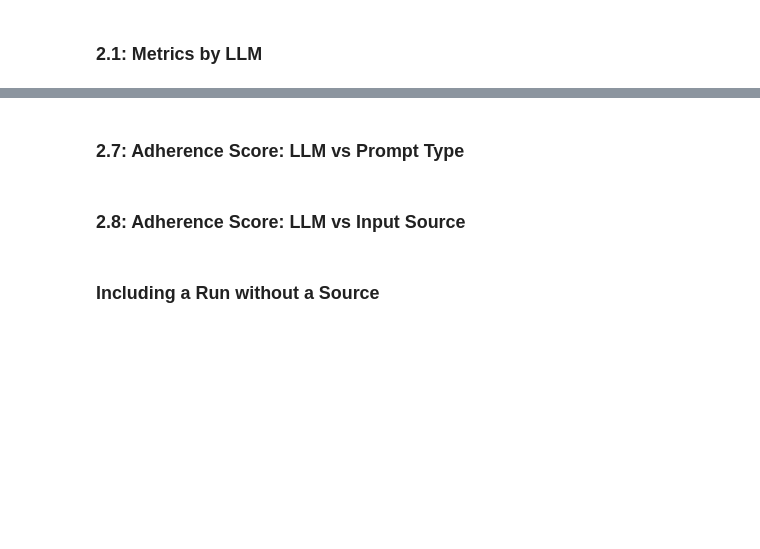
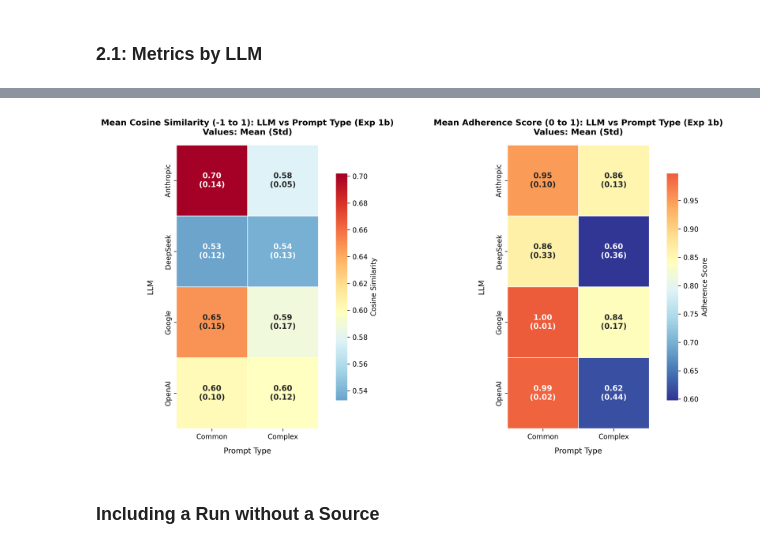
Before and after one commit to mgrube753/bachelor-thesis, a Jupyter notebook: 20_experiments/50_src/evaluation1_quan.ipynb, the cells around one changed output, grey strips where cells are left out. Cells and saved outputs as stored; diff of their text form; code cells hidden in the pictures; blank space fills up the shorter version.

```diff
--- a/20_experiments/50_src/evaluation1_quan.ipynb
+++ b/20_experiments/50_src/evaluation1_quan.ipynb
@@ -804,15 +818,0 @@ plt.show()
-# %%
-# Boxplot for cosine_similarity and adherence_score by layer
-fig, ax = plt.subplots(1, 2, figsize=(15, 7))
-plots['exp1b_dist_by_layer'] = fig
-
-create_seaborn_boxplot(exp1b_df, 'layer', 'cosine_similarity', ax[0],
-                      'Cosine Similarity (-1 to 1) Distribution by Layer (Exp 1b)',
-                      'Cosine Similarity', 'Layer')
-
-create_seaborn_boxplot(exp1b_df, 'layer', 'adherence_score', ax[1],
-                      'Adherence Score (0 to 1) Distribution by Layer (Exp 1b)',
-                      'Adherence Score', 'Layer')
-
-plt.tight_layout()
-plt.show()
@@ -1000,6 +921,6 @@ display(llm_vs_prompt_type_cos_sim_1b)
 # %%
 # Combined heatmaps: LLM vs Prompt Type (Exp 1b)
-fig, (ax1, ax2) = plt.subplots(1, 2, figsize=(20, 6))
+fig, (ax1, ax2) = plt.subplots(1, 2, figsize=(14, 7))
 plots['exp1b_combined_llm_vs_prompt_type'] = fig
 
 llm_vs_prompt_type_cos_sim_1b_display = llm_vs_prompt_type_cos_sim_1b["mean"].copy()
@@ -1071,32 +992,32 @@ llm_vs_prompt_type_adherence_1b_display.index = llm_vs_prompt_type_adherence_1b_
     'anthropic': 'Anthropic', 'openai': 'OpenAI', 'google': 'Google', 'deepseek': 'DeepSeek'
 })
 llm_vs_prompt_type_adherence_1b_display.columns = llm_vs_prompt_type_adherence_1b_display.columns.map({
     'common': 'Common', 'complex': 'Complex'
 })
 annot_matrix_adherence_prompt_1b.index = annot_matrix_adherence_prompt_1b.index.map({
     'anthropic': 'Anthropic', 'openai': 'OpenAI', 'google': 'Google', 'deepseek': 'DeepSeek'
 })
 annot_matrix_adherence_prompt_1b.columns = annot_matrix_adherence_prompt_1b.columns.map({
     'common': 'Common', 'complex': 'Complex'
 })
 
 sns.heatmap(llm_vs_prompt_type_adherence_1b_display,
             annot=annot_matrix_adherence_prompt_1b,
             fmt='',
             cmap='RdYlBu_r',
             center=llm_vs_prompt_type_adherence_1b_display.mean().mean(),
             square=True,
             linewidths=0.5,
             linecolor='white',
             cbar_kws={'shrink': 0.8, 'label': 'Adherence Score'},
             annot_kws={'size': 11, 'weight': 'bold'},
             ax=ax2)
 ax2.set_title("Mean Adherence Score (0 to 1): LLM vs Prompt Type (Exp 1b)\nValues: Mean (Std)",
               fontsize=12, fontweight='bold', pad=15)
 ax2.set_xlabel("Prompt Type", fontsize=11, labelpad=10)
 ax2.set_ylabel("LLM", fontsize=11, labelpad=15)
 
 plt.tight_layout()
 plt.show()
+# %% [output]
+[figure, added]
-# %% [markdown]
-### 2.7: Adherence Score: LLM vs Prompt Type
@@ -1122,2 +1023,0 @@ display(llm_vs_prompt_type_adherence_1b)
-# %% [markdown]
-### 2.8: Adherence Score: LLM vs Input Source
```
Also changed, not shown: parts of 45 cells of this notebook, 3 other files.
